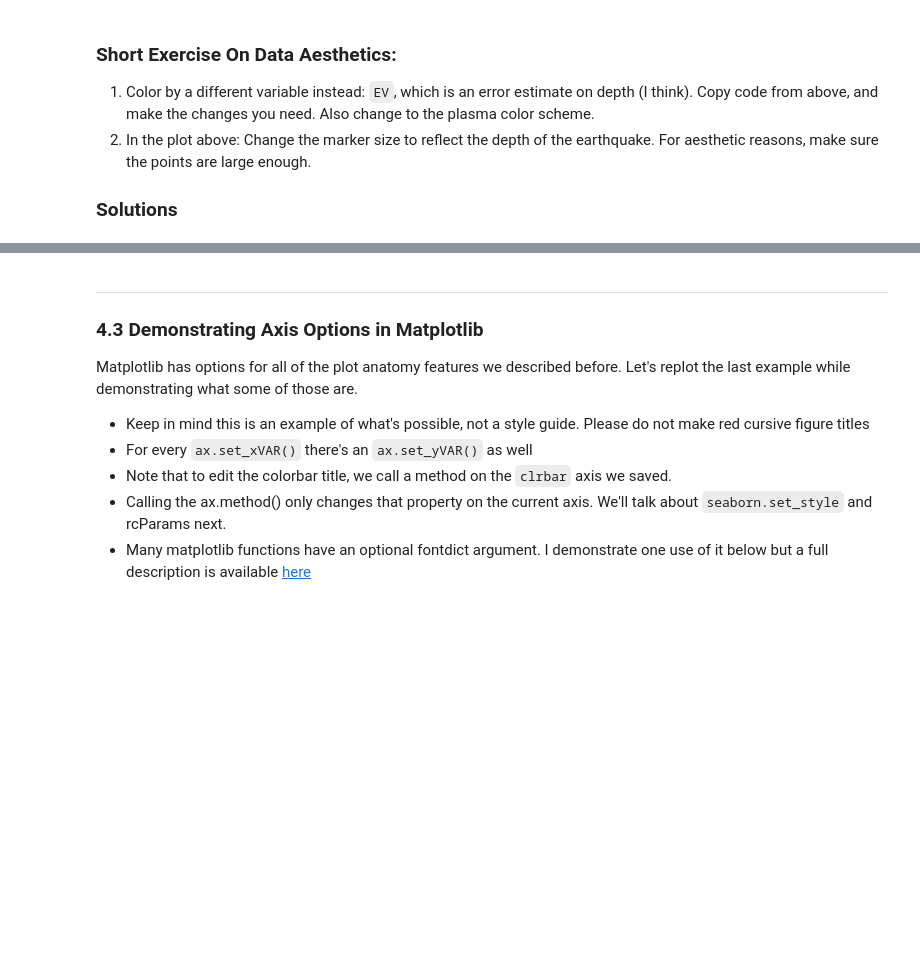
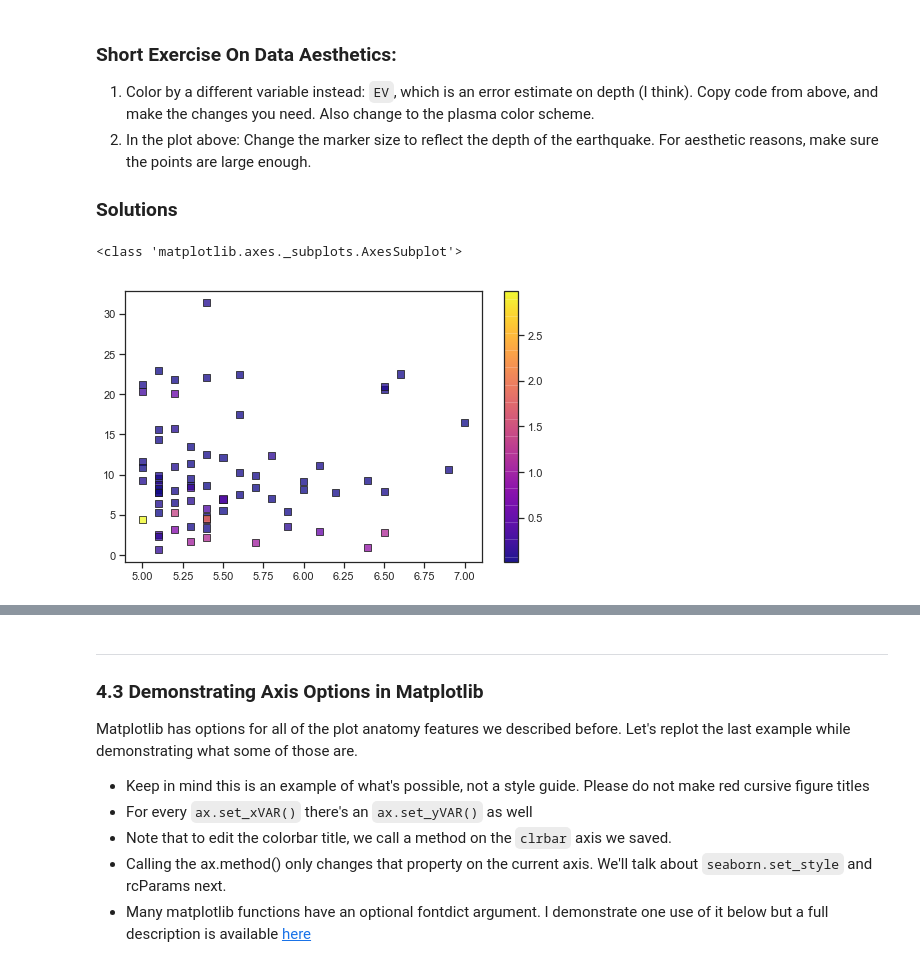
Before and after one commit to nuitrcs/pythonvisualization, a Jupyter notebook: plotting.ipynb, the cells around one changed output, grey strips where cells are left out. Cells and saved outputs as stored; diff of their text form; code cells hidden in the pictures; blank space fills up the shorter version.

```diff
--- a/plotting.ipynb
+++ b/plotting.ipynb
@@ -278,6 +278,30 @@ print(type(clrbar.ax)) # By default, calling plt.colorbar on a collection of pat
 1. Color by a different variable instead: `EV`, which is an error estimate on depth (I think).  Copy code from above, and make the changes you need.  Also change to the plasma color scheme.
 2. In the plot above: Change the marker size to reflect the depth of the earthquake.  For aesthetic reasons, make sure the points are large enough.
 ### Solutions
+# %%
+# matplotlib
+f, ax = plt.subplots()
+
+pts = ax.scatter(bigones['MAG'], bigones['DEP'], # data
+           # s = marker size
+           s=50,
+
+           # Marker = [s, ., o, *, v, ...]
+           marker='s',
+
+           # Adding an edge around the line and a bit of transparency can make it easier to distinguish overlapping   points
+           edgecolors = 'k', lw = 1, alpha = .75,
+
+           # c = Color
+           c=bigones['EV'], # Here we use the year column to color the points
+           cmap="plasma") # color scheme: https://matplotlib.org/users/colormaps.html
+
+# Add colormap
+clrbar = plt.colorbar(pts); # Here we pass the scatter variable as the keyword argument
+print(type(clrbar.ax)) # By default, calling plt.colorbar on a collection of paths makes a new axis we can access that has the same methods as any other axis object.
+# %% [output]
+<class 'matplotlib.axes._subplots.AxesSubplot'>
+[figure, added]
 # %%
 # matplotlib
 f, ax = plt.subplots()
```
Also changed, not shown: parts of 11 cells of this notebook.
